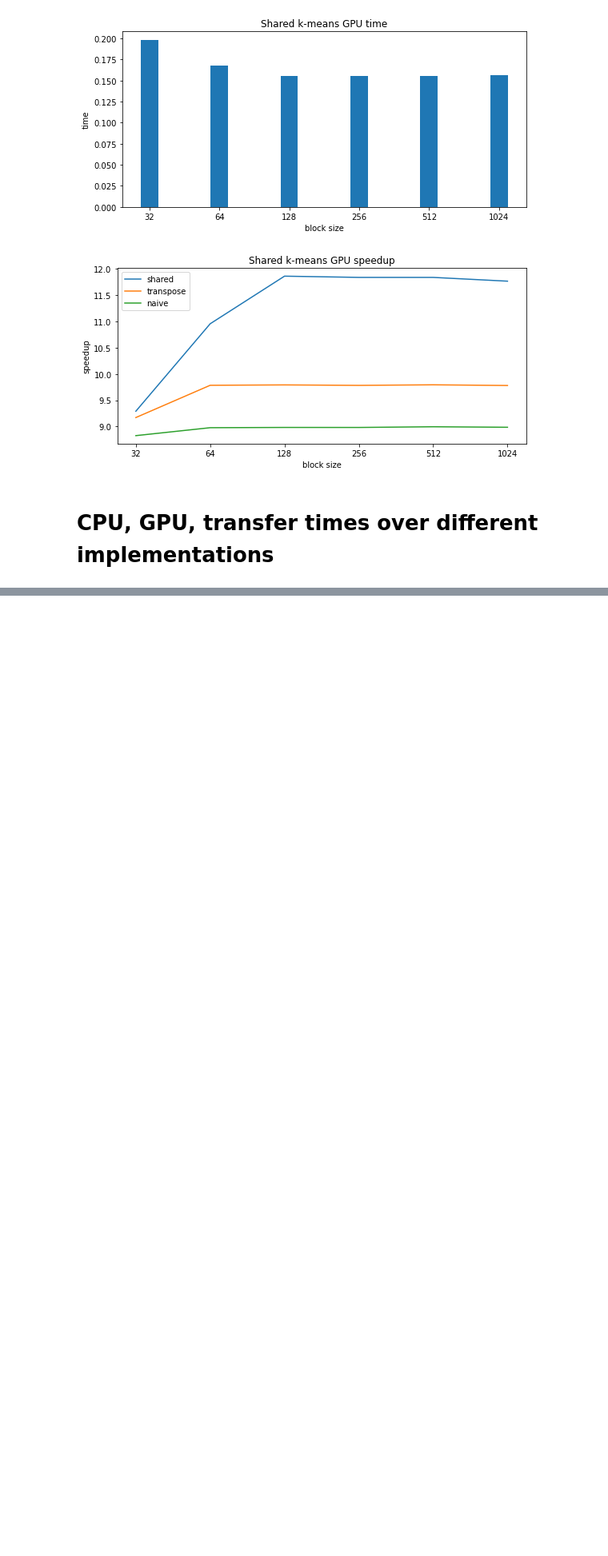
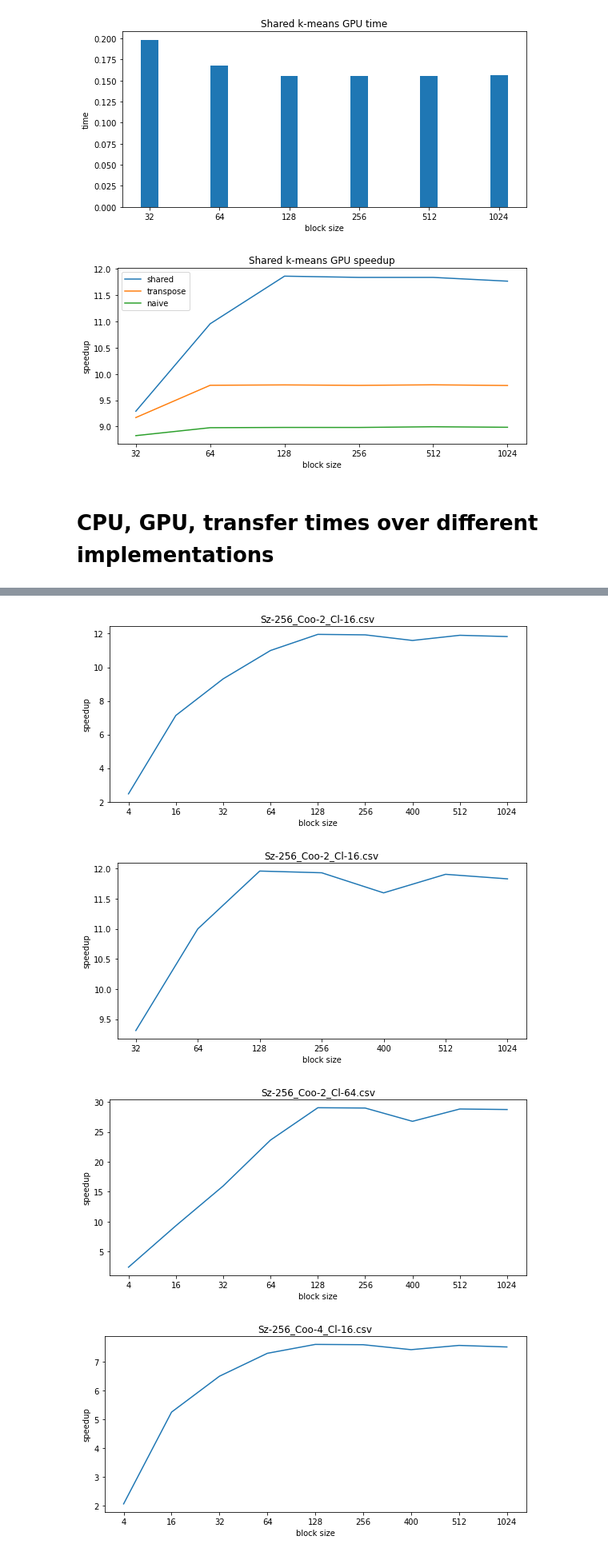
Before and after one commit to WinRout/ntua_parlab, a Jupyter notebook: graphs_lab3/graphs_lab3.ipynb, the cells around one changed output, grey strips where cells are left out. Shown at 80% size. Saved outputs shown, nothing was run; the diff lists cells and outputs as text; code cells hidden in the pictures; blank space fills up the shorter version.

Commit message:
some changes to lab3 graphs

```diff
--- a/graphs_lab3/graphs_lab3.ipynb
+++ b/graphs_lab3/graphs_lab3.ipynb
@@ -207,3 +225,47 @@ fig.savefig('shared_innerloop.png')
 [figure]
 [figure]
 [figure]
+# %%
+import matplotlib.pyplot as plt
+import numpy as np
+import pandas as pd
+
+plt.rcParams["figure.figsize"] = [8, 4]
+plt.rcParams["figure.autolayout"] = True
+
+headers = ['blockSize', 'av_loop_t']
+
+def giannos(name, full=True, save=False):
+    df = pd.read_csv('/home/winrout/labs/parallel/remote/a3/kmeans/Execution_logs/' + name)
+    #print(df)
+    if full:
+        x = ['4','16','32', '64', '128', '256','400', '512', '1024']
+        ytime = list(i[0] for i in df.iloc[1:,[2]].values.tolist())
+    else:
+        x = ['32', '64', '128', '256','400', '512', '1024']
+        ytime = list(i[0] for i in df.iloc[3:,[2]].values.tolist())
+    yspeedup_naive = (df.iloc[0,[2]].values[0]/ytime)
+
+
+    fig=plt.figure(figsize=(8,4))
+    plt.title(name)
+    plt.xlabel('block size')
+    plt.ylabel('speedup')
+    plt.plot(x,yspeedup_naive)
+    plt.show()
+
+    if(save):
+        fig.savefig(name+'_shared.png')
+
+giannos('Sz-256_Coo-2_Cl-16.csv', True, True)
+giannos('Sz-256_Coo-2_Cl-16.csv', False)
+giannos('Sz-256_Coo-2_Cl-64.csv')
+
+giannos('Sz-256_Coo-4_Cl-16.csv')
+giannos('Sz-256_Coo-4_Cl-16.csv', False)
+giannos('Sz-256_Coo-4_Cl-64.csv')
+# %% [output]
+[figure, added]
+[figure, added]
+[figure, added]
+[figure, added]
```
Also changed, not shown: parts of 2 cells of this notebook, 3 other files.
